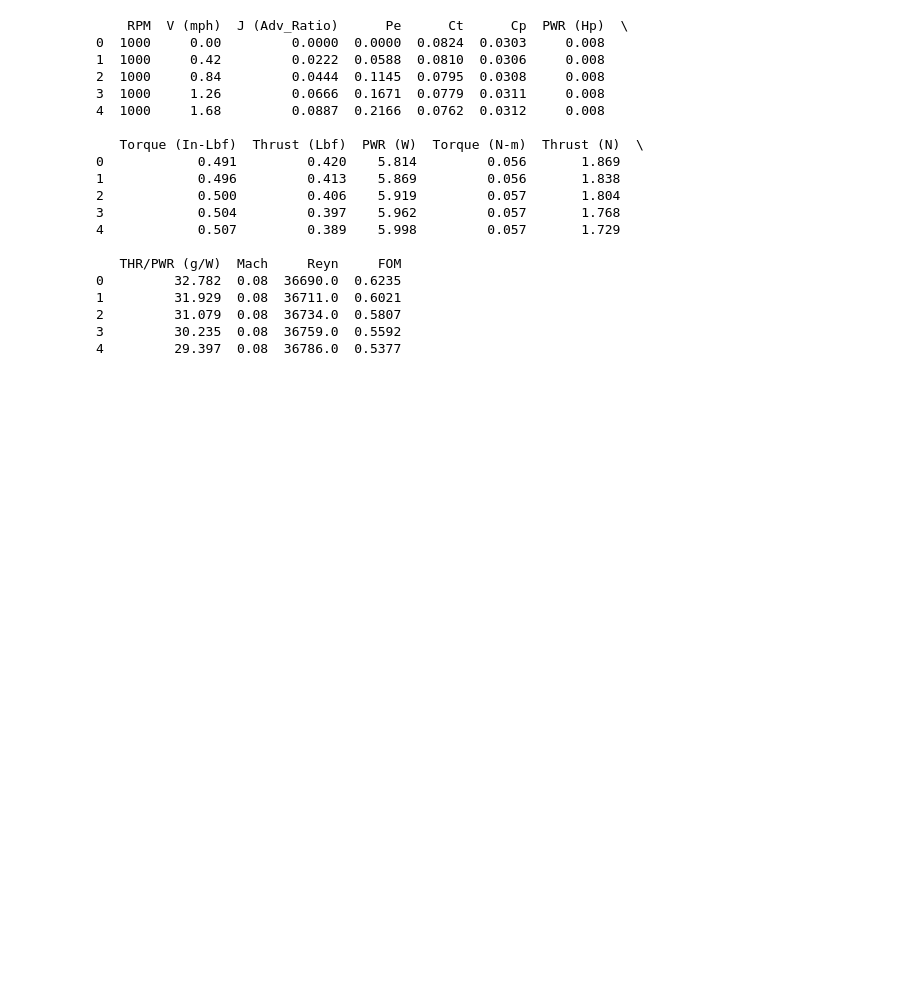
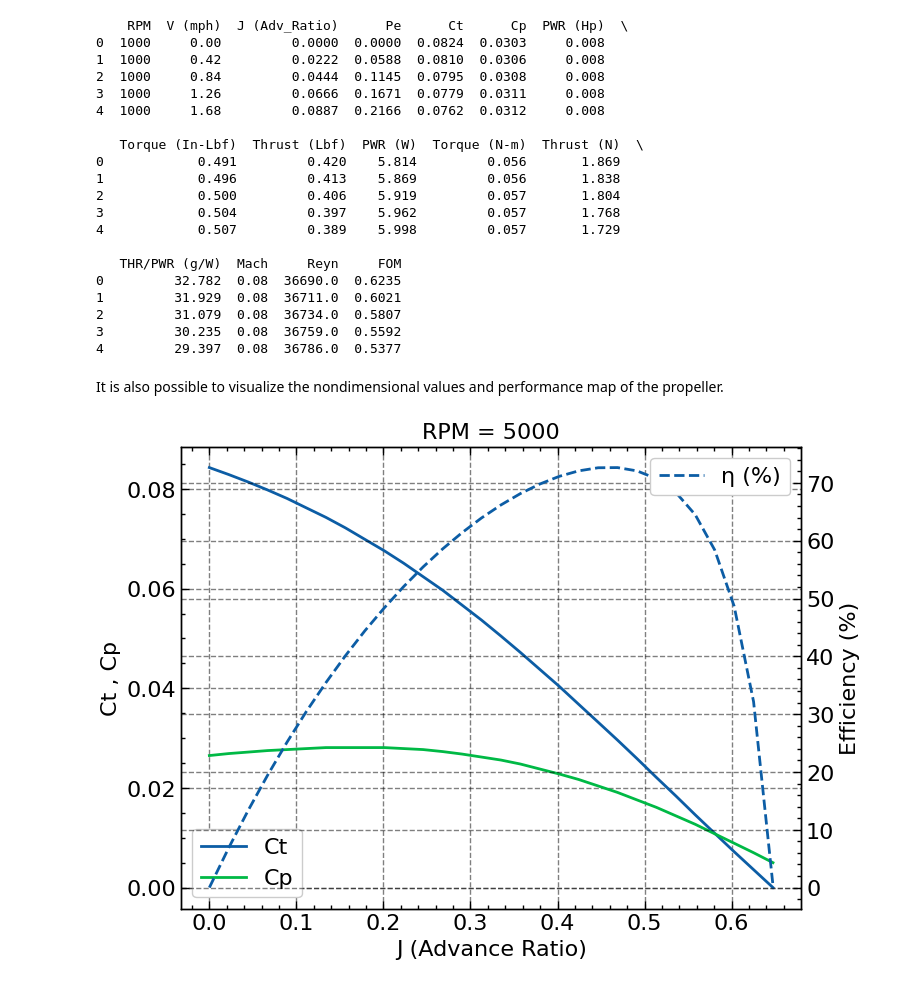
Before and after one commit to DuncanZancanella/APC-Propeller-Finder, a Jupyter notebook: tutorial/tutorial.ipynb, the cells around one changed output. Cells and saved outputs as stored; diff of their text form; code cells hidden in the pictures; blank space fills up the shorter version.

Commit message:
Added: propeller performance plots

```diff
--- a/tutorial/tutorial.ipynb
+++ b/tutorial/tutorial.ipynb
@@ -56,7 +56,7 @@ print(df_general_data.head())
 # %% [markdown]
 For the performance data, the procedure is similar, as shown bellow.
 # %%
-prop_example = Perfomance()
+prop_example = Performance()
 
 df_perf = prop_example.read_data("20x10E")
 
@@ -82,3 +82,9 @@ print(df_perf.head())
 2         31.079  0.08  36734.0  0.5807
 3         30.235  0.08  36759.0  0.5592
 4         29.397  0.08  36786.0  0.5377
+# %% [markdown]
+It is also possible to visualize the nondimensional values and performance map of the propeller.
+# %%
+prop_example.plot(df_perf, RPM = 5000)
+# %% [output]
+[figure, added]
```
Also changed, not shown: parts of 1 cell of this notebook, 3 other files.
